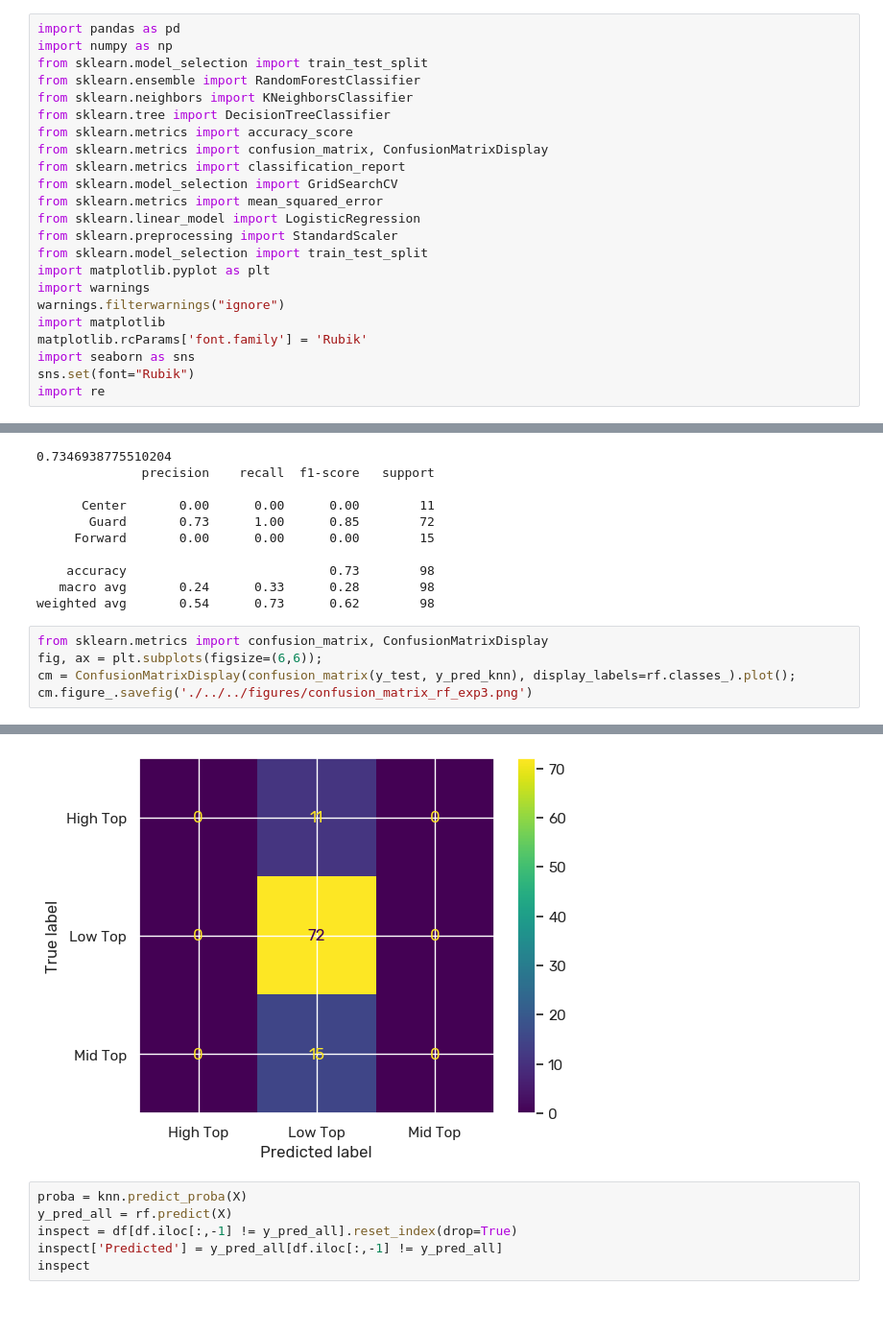
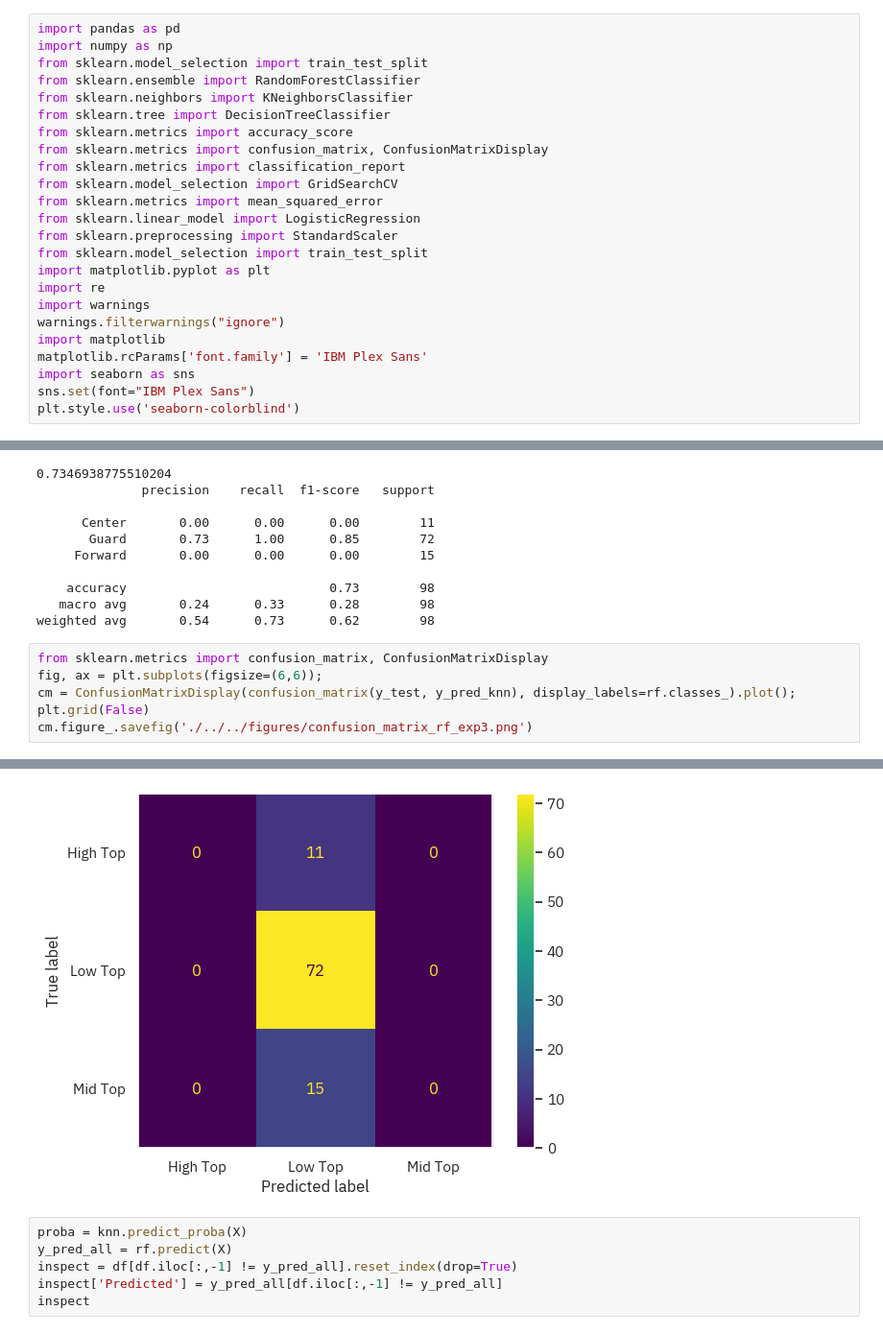
Before and after one commit to sejaldua/baller-shoes, a Jupyter notebook: notebooks/experiment3/predict-footwear.ipynb, the cells around one changed output, grey strips where cells are left out. Shown: that part at 96% size. Saved outputs shown, nothing was run; the diff lists cells and outputs as text; blank space fills up the shorter version.

Commit message:
update figure formatting

```diff
--- a/notebooks/experiment3/predict-footwear.ipynb
+++ b/notebooks/experiment3/predict-footwear.ipynb
@@ -14,13 +14,14 @@ from sklearn.linear_model import LogisticRegression
 from sklearn.preprocessing import StandardScaler
 from sklearn.model_selection import train_test_split
 import matplotlib.pyplot as plt
+import re
 import warnings
 warnings.filterwarnings("ignore")
 import matplotlib
-matplotlib.rcParams['font.family'] = 'Rubik'
+matplotlib.rcParams['font.family'] = 'IBM Plex Sans'
 import seaborn as sns
-sns.set(font="Rubik")
-import re
+sns.set(font="IBM Plex Sans")
+plt.style.use('seaborn-colorblind')
 # %%
 def position_mapping(x):
     if 'C' in x:
@@ -294,11 +295,12 @@ weighted avg       0.54      0.73      0.62        98
 # %%
 from sklearn.metrics import confusion_matrix, ConfusionMatrixDisplay
 fig, ax = plt.subplots(figsize=(6,6));
 cm = ConfusionMatrixDisplay(confusion_matrix(y_test, y_pred_knn), display_labels=rf.classes_).plot();
+plt.grid(False)
 cm.figure_.savefig('./../../figures/confusion_matrix_rf_exp3.png')
 # %% [output]
 [figure]
-[figure, old version]
+[figure, new version]
 # %%
 proba = knn.predict_proba(X)
 y_pred_all = rf.predict(X)
```
Also changed, not shown: parts of 8 cells of this notebook, 13 other files.
